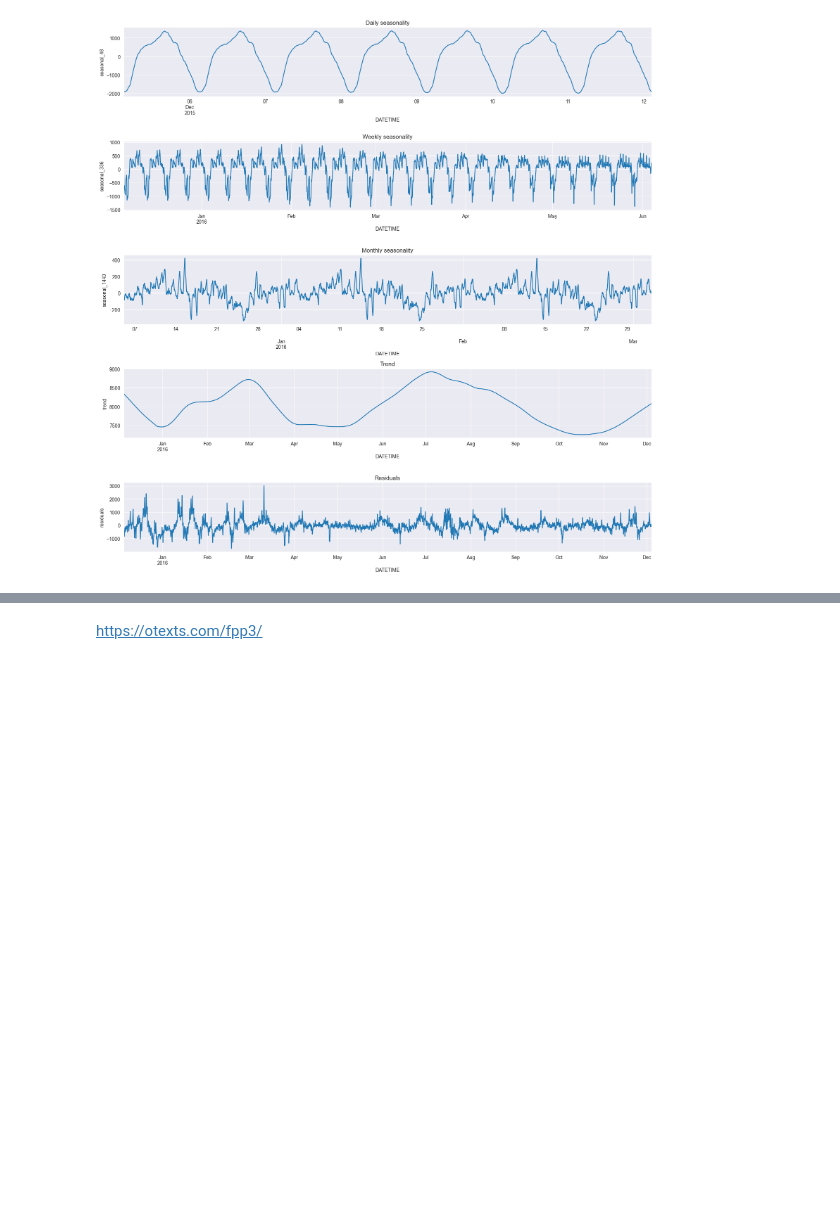
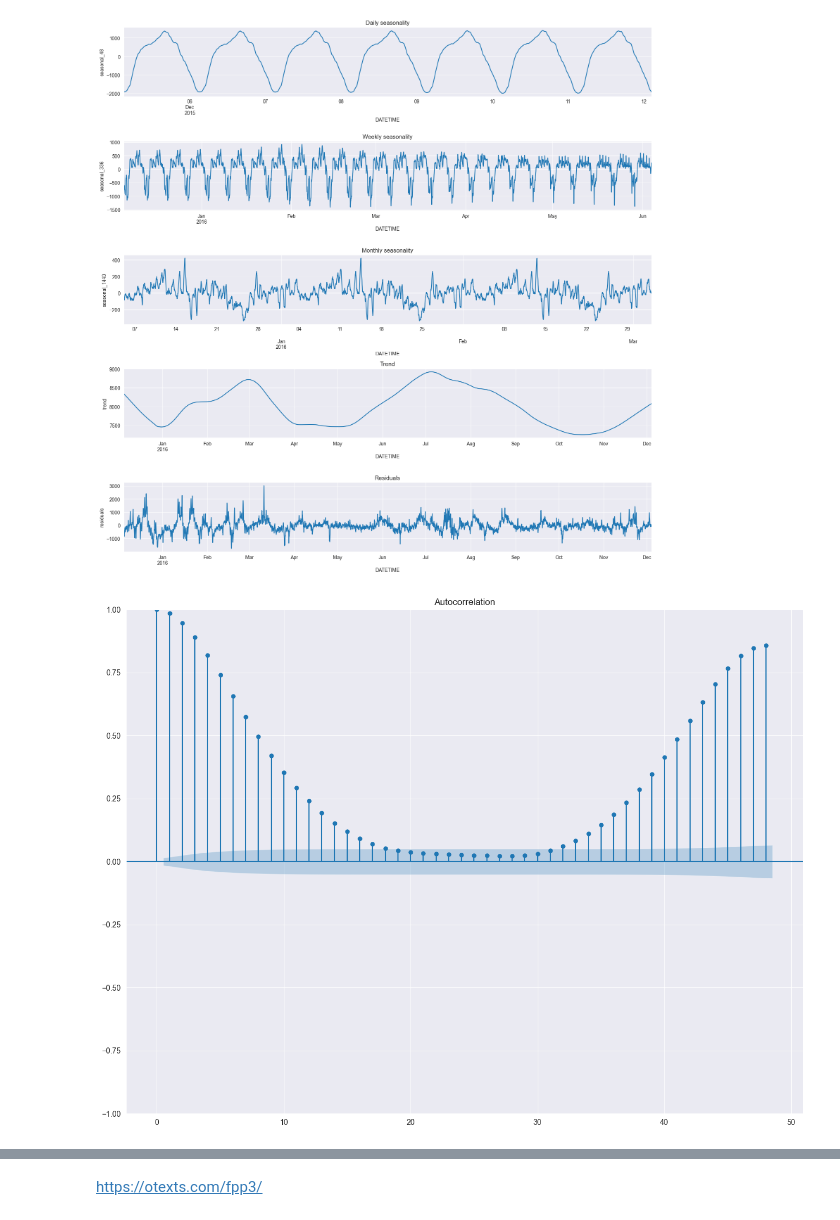
Before and after one commit to laukamkit/capstone_project_GroupA, a Jupyter notebook: src/eda_sarimax.ipynb, the cells around one changed output, grey strips where cells are left out. Saved outputs shown, nothing was run; the diff lists cells and outputs as text; code cells hidden in the pictures; blank space fills up the shorter version.

```diff
--- a/src/eda_sarimax.ipynb
+++ b/src/eda_sarimax.ipynb
@@ -118,3 +122,7 @@ ax[4].set_title("Residuals")
 plt.tight_layout()
 # %% [output]
 [figure]
+# %%
+acf_plot = plot_acf(subset_train['TOTALDEMAND'], lags=min(48, len(subset_train)/2-1))
+# %% [output]
+[figure, added]
```
Also changed, not shown: parts of 11 cells of this notebook, 1 other file.
